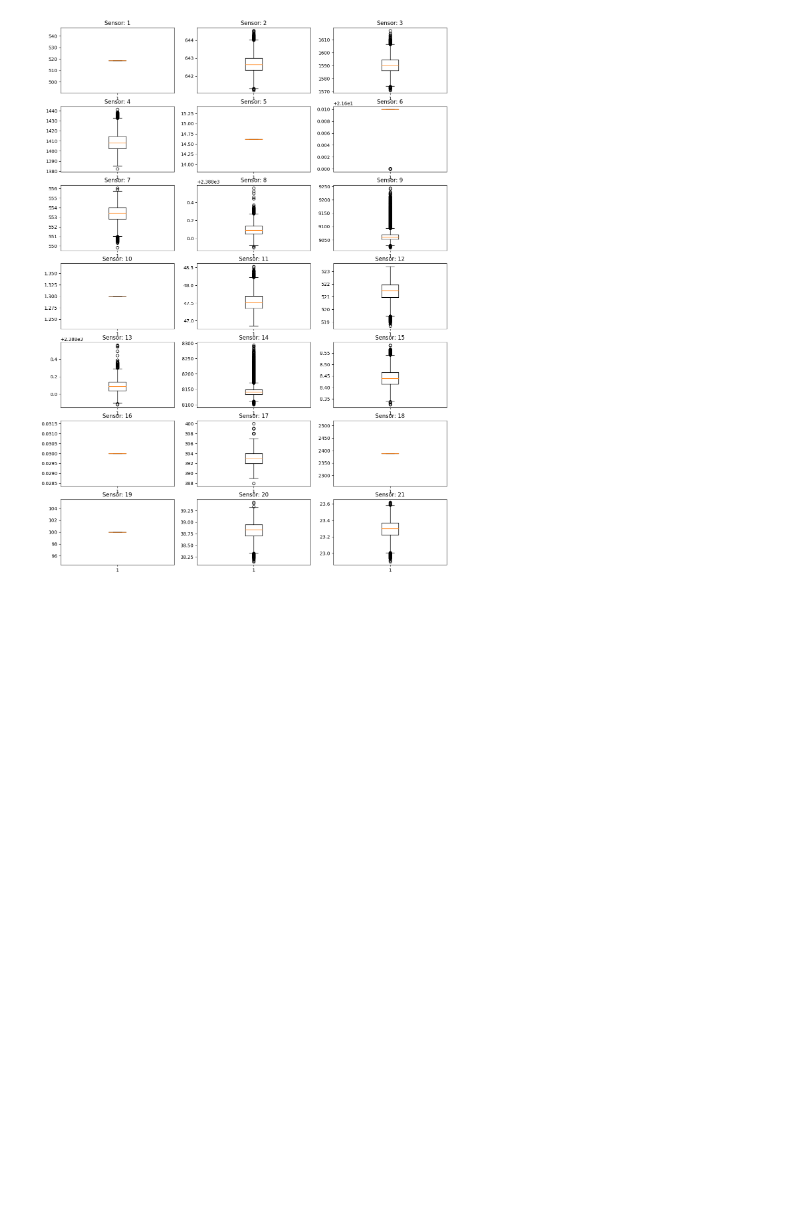
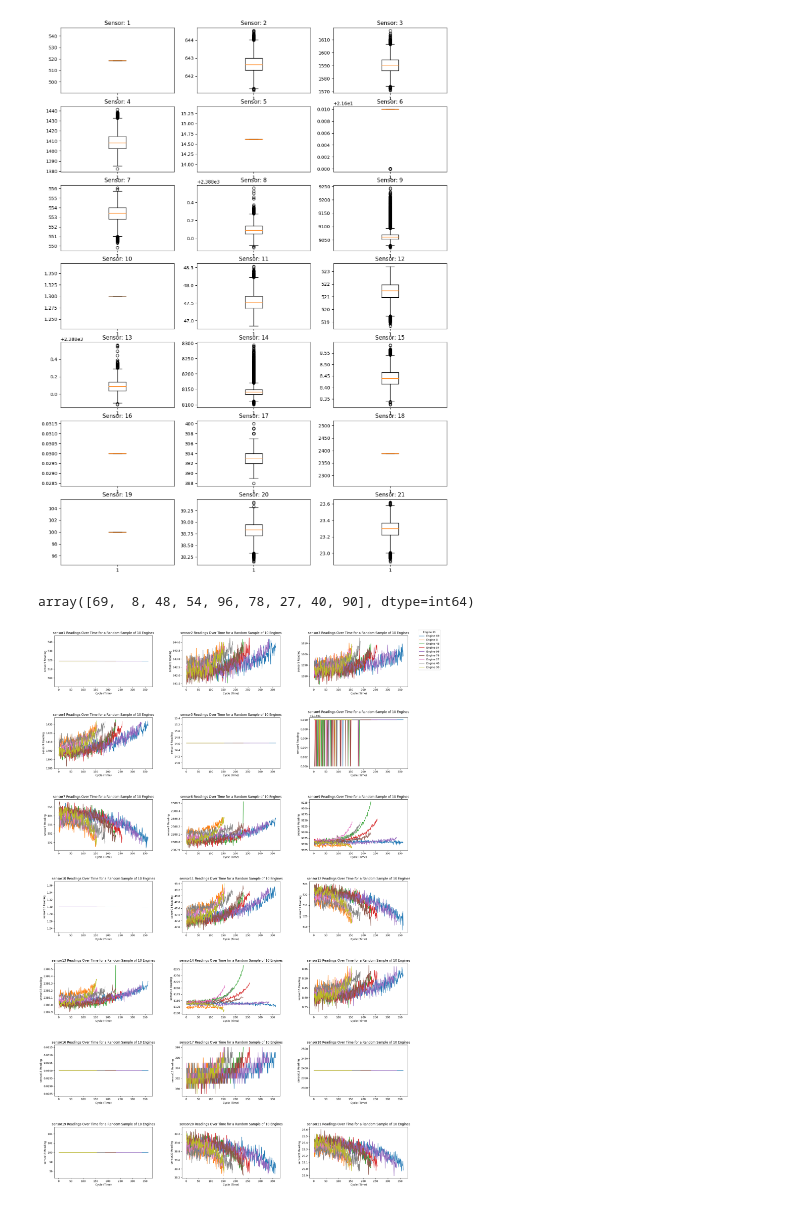
Before and after one commit to sh3ngsh3ng/CMAPSS_GRP_2, a Jupyter notebook: exploratory.ipynb, the cells around one changed output. Cells and saved outputs as stored; diff of their text form; code cells hidden in the pictures; blank space fills up the shorter version.

Commit message:
exploratory from reference papers

```diff
--- a/exploratory.ipynb
+++ b/exploratory.ipynb
@@ -3,5 +3,7 @@
 import numpy as np
 import pandas as pd
 import matplotlib.pyplot as plt
+# %%
+rng = np.random.RandomState(42)
 # %%
 column_names = ['engine_id', 'cycle', 'setting1', 'setting2', 'setting3'] + [f'sensor{i}' for i in range(1, 27)]
@@ -10,0 +33,4 @@ true_rul = pd.read_csv('./RUL_FD001.txt', header=None)
+# %%
+# Dropping NA columns for train_df
+train_df = train_df.dropna(axis=1, how="all")
+train_df.head()
@@ -10,0 +57,7 @@ true_rul = pd.read_csv('./RUL_FD001.txt', header=None)
+# %%
+sensors_col_index = list(range(5, len(train_df.columns)))
+print(sensors_col_index)
+sensors_col_names = train_df.columns[sensors_col_index]
+print(sensors_col_names)
+settings_col_index = list(range(2, 5))
+settings_col_names = train_df.columns[settings_col_index]
@@ -23,3 +83,9 @@ plt.show()
 ## Sensor 1, 5, 10 , 16, 18, 19
 # %% [output]
 [figure]
+# %%
+# Retrieving Random Unique Engines
+random_engines = train_df['engine_id'].sample(n=10, random_state=rng).unique()
+random_engines
+# %% [output]
+array([69,  8, 48, 54, 96, 78, 27, 40, 90], dtype=int64)
@@ -25,0 +97,28 @@ plt.show()
+# %%
+# All sensors plot
+# fig, axes = plt.subplots(len(sensors_col_index), 1, figsize=(14, 6 * len(sensors_col_index)))
+fig, axes = plt.subplots(7, 3, figsize=(20, 30))
+for i, sensor in enumerate(sensors_col_names):
+    # ax = axes[i] if len(sensors_col_index) > 1 else axes
+    # ax = axes[i]
+    row = i // 3
+    col = i % 3
+    ax = axes[row, col]  # Access each subplot in the grid
+    for engine_id in random_engines:
+        engine_data = train_df[train_df['engine_id'] == engine_id]
+        if i == 0:
+            ax.plot(engine_data['cycle'], engine_data[sensor], label=f'Engine {engine_id}')
+        else:
+            ax.plot(engine_data['cycle'], engine_data[sensor])
+    ax.set_title(f'{sensor} Readings Over Time for a Random Sample of 10 Engines')
+    ax.set_xlabel('Cycle (Time)')
+    ax.set_ylabel(f'{sensor} Reading')
+    # ax.legend(title='Engine ID', bbox_to_anchor=(1.05, 1), loc='upper left')
+
+fig.legend(title='Engine ID', bbox_to_anchor=(1.05, 1), loc='upper center')
+plt.tight_layout()
+fig.subplots_adjust(hspace=0.6, wspace=0.3)
+# Reference: Figure 8 in https://dl-acm-org.libproxy1.nus.edu.sg/doi/10.1145/3486252#fig8
+# Features dropped in the paper: sensor1, sensor5, 10, 16 and 19
+# %% [output]
+[figure, added]
```
Also changed, not shown: parts of 8 cells of this notebook, 2 other files.
